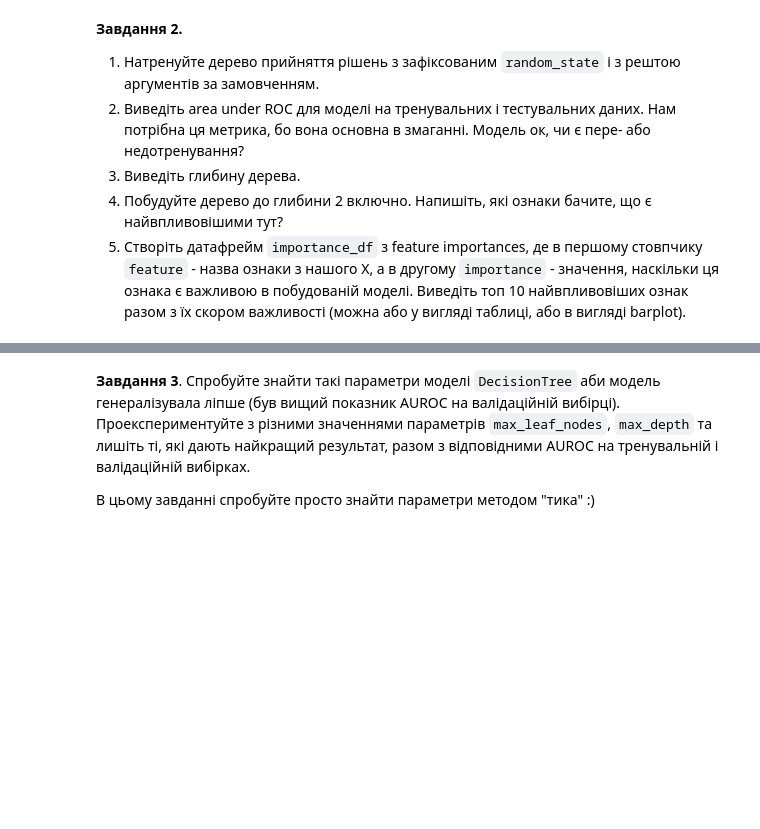
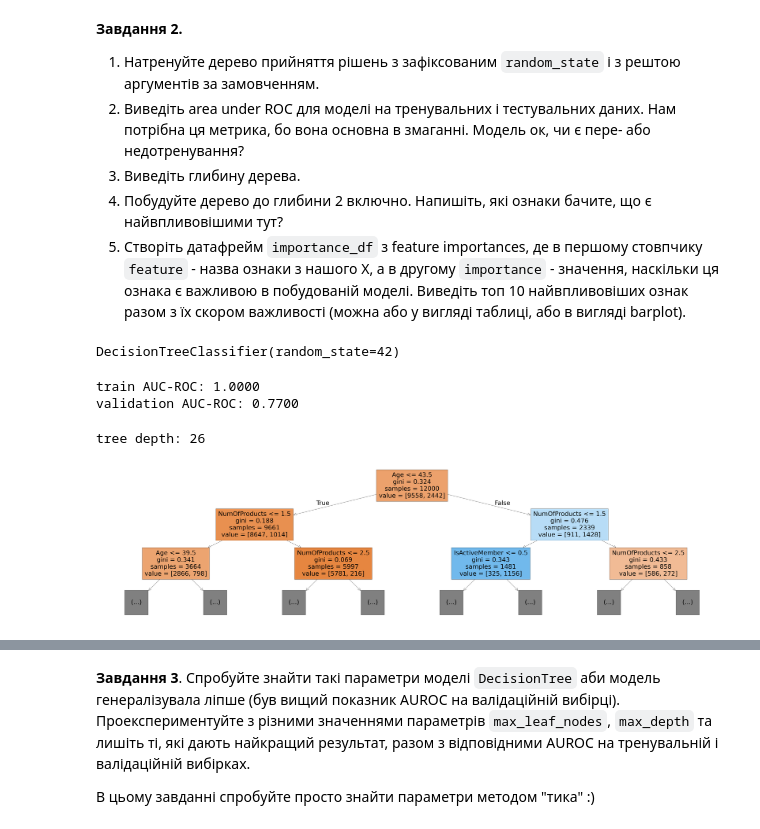
Before and after one commit to ochernia/ml_for_people_tasks, a Jupyter notebook: Module_2/Module_2_3/HW_2_3_Дерева_прийняття_рішень.ipynb, the cells around one changed output, grey strips where cells are left out. Drawn from its saved outputs; the diff is of its cells as text; code cells hidden in the pictures; blank space fills up the shorter version.

```diff
--- a/Module_2/Module_2_3/HW_2_3_Дерева_прийняття_рішень.ipynb
+++ b/Module_2/Module_2_3/HW_2_3_Дерева_прийняття_рішень.ipynb
@@ -36,0 +52,12 @@
+# %%
+raw_df =  pd.read_csv('kaggle_data/train.csv')
+
+data = preprocess_data(raw_df, scale_numeric=False)
+# %%
+X_train = data['X_train']
+train_targets = data['train_targets']
+X_val = data['X_val']
+val_targets = data['val_targets']
+input_cols = data['input_cols']
+scaler = data['scaler'],
+encoder = data['encoder']
@@ -41,3 +77,30 @@
 3. Виведіть глибину дерева.
 4. Побудуйте дерево до глибини 2 включно. Напишіть, які ознаки бачите, що є найвпливовішими тут?
 5. Створіть датафрейм `importance_df` з feature importances, де в першому стовпчику `feature` - назва ознаки з нашого Х, а в другому `importance` - значення, наскільки ця ознака є важливою в побудованій моделі. Виведіть топ 10 найвпливовіших ознак разом з їх скором важливості (можна або у вигляді таблиці, або в вигляді barplot).
+# %%
+model = DecisionTreeClassifier(random_state=42)
+# %%
+model.fit(X_train, train_targets)
+# %% [output]
+DecisionTreeClassifier(random_state=42)
+# %%
+train_probs = model.predict_proba(X_train)[:, 1]
+val_probs = model.predict_proba(X_val)[:, 1]
+
+train_auc = roc_auc_score(train_targets, train_probs)
+val_auc = roc_auc_score(val_targets, val_probs)
+
+print(f'train AUC-ROC: {train_auc:.4f}')
+print(f'validation AUC-ROC: {val_auc:.4f}')
+# %% [output]
+train AUC-ROC: 1.0000
+validation AUC-ROC: 0.7700
+# %%
+print(f'tree depth: {model.tree_.max_depth}')
+# %% [output]
+tree depth: 26
+# %%
+plt.figure(figsize=(80,20))
+plot_tree(model, feature_names=X_train.columns, max_depth=2, filled=True);
+# %% [output]
+[figure, added]
```
Also changed, not shown: parts of 11 cells of this notebook, 4 other files.
